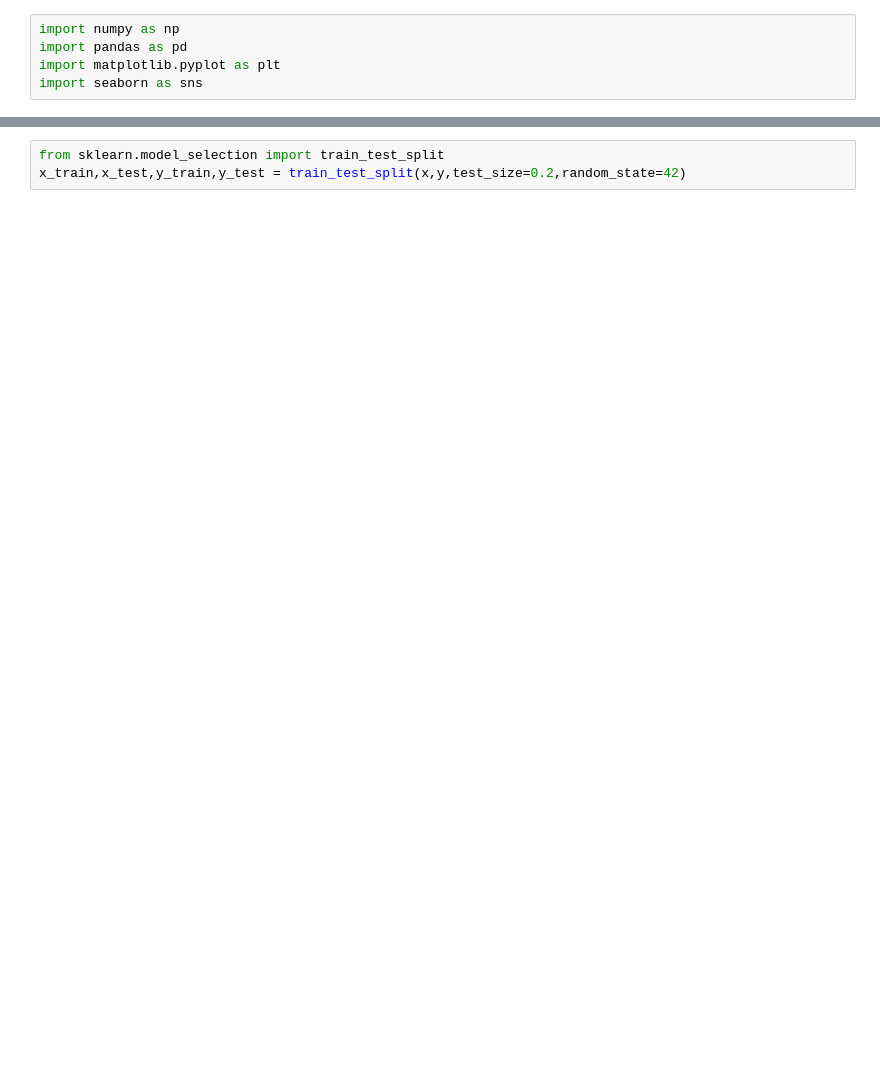
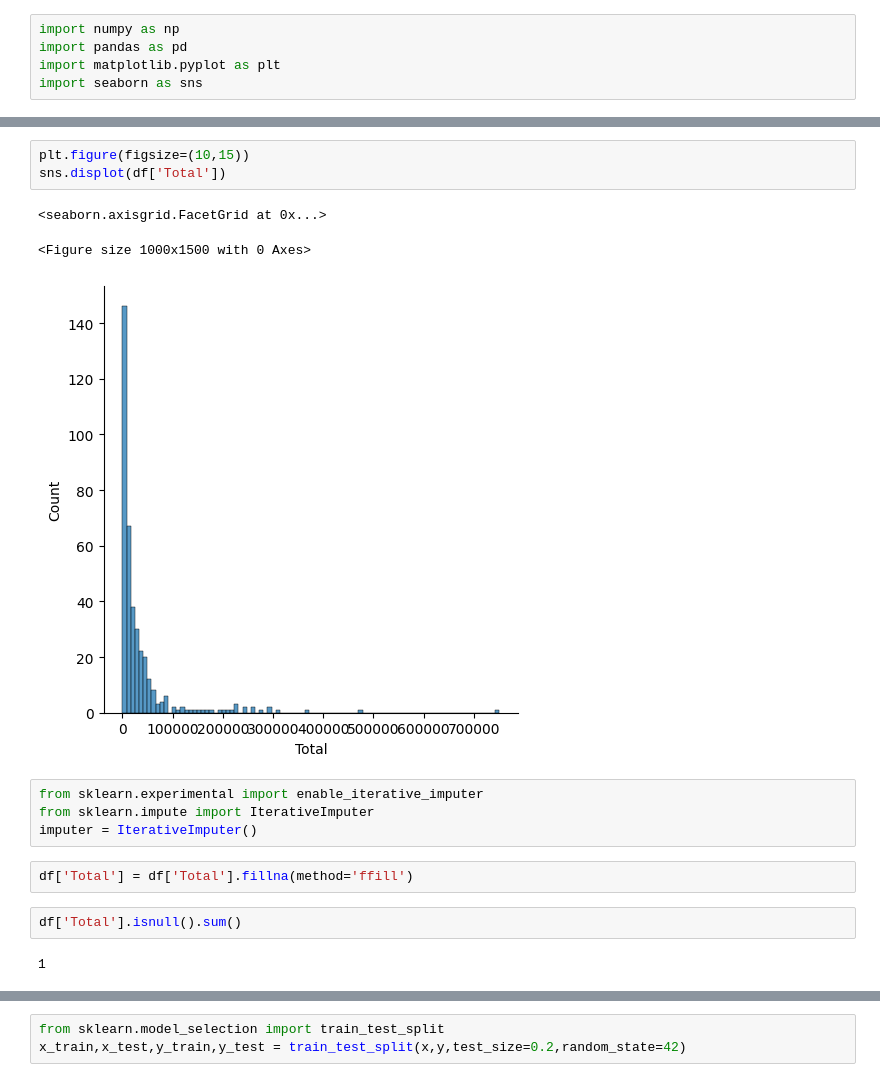
Before and after one commit to Aadi1101/Construction_Cost_Estimation_and_Project_Analytics, a Jupyter notebook: notebooks/trails.ipynb, the cells around one changed output, grey strips where cells are left out. Saved outputs shown, nothing was run; the diff lists cells and outputs as text; blank space fills up the shorter version.

```diff
--- a/notebooks/trails.ipynb
+++ b/notebooks/trails.ipynb
@@ -272,0 +78,17 @@ y = data['Total']
+# %%
+plt.figure(figsize=(10,15))
+sns.displot(df['Total'])
+# %% [output]
+<seaborn.axisgrid.FacetGrid at 0x...>
+<Figure size 1000x1500 with 0 Axes>
+[figure, added]
+# %%
+from sklearn.experimental import enable_iterative_imputer
+from sklearn.impute import IterativeImputer
+imputer = IterativeImputer()
+# %%
+df['Total'] = df['Total'].fillna(method='ffill')
+# %%
+df['Total'].isnull().sum()
+# %% [output]
+1
```
Also changed, not shown: parts of 265 cells of this notebook, 18 other files.
